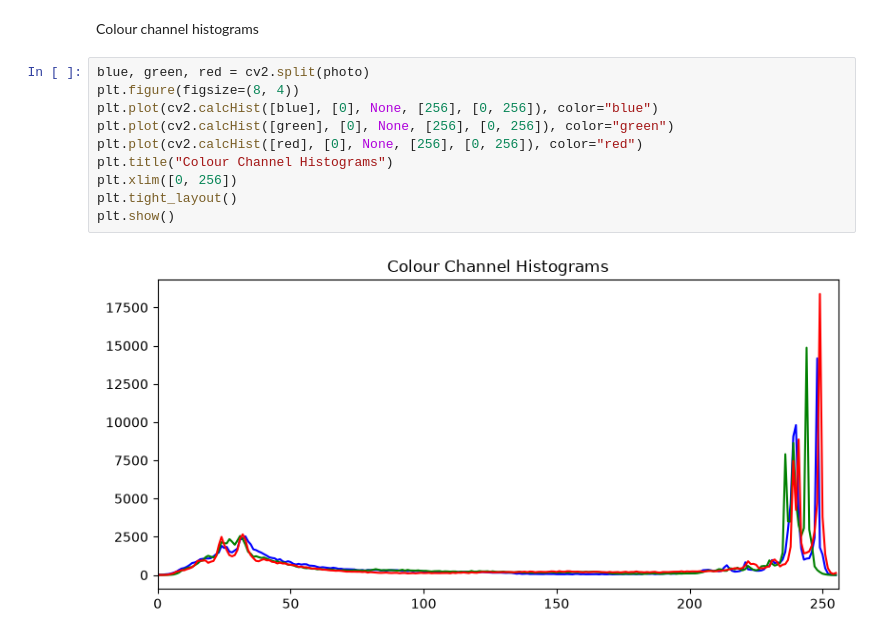
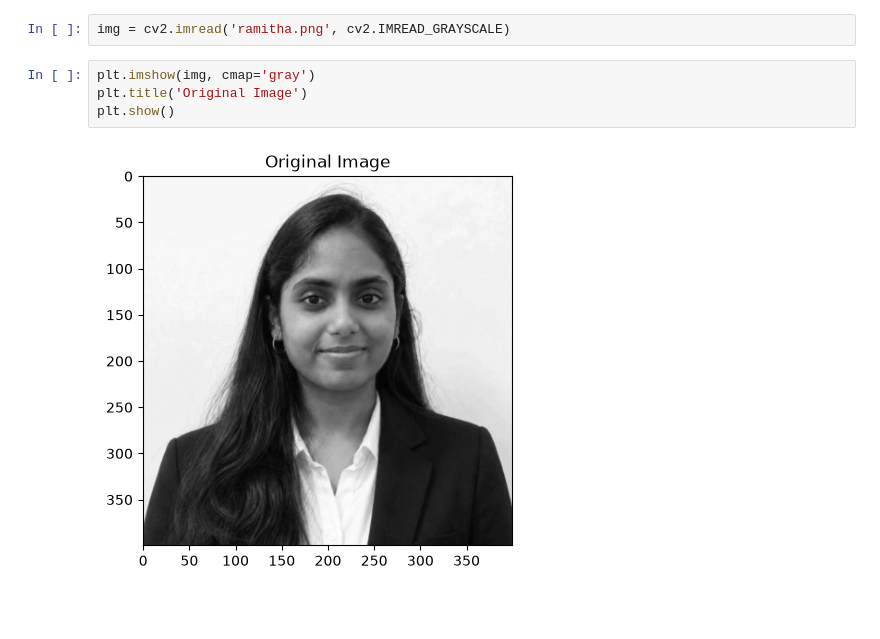
Before and after one commit to Ramithachowdary/Record-Histogram-processing, a Jupyter notebook: Ex-3.ipynb, the cells around one changed output. Saved outputs shown, nothing was run; the diff lists cells and outputs as text; blank space fills up the shorter version.

```diff
--- a/Ex-3.ipynb
+++ b/Ex-3.ipynb
@@ -40,14 +10,8 @@ plt.show()
-# %% [markdown]
-Colour channel histograms
-# %%
-blue, green, red = cv2.split(photo)
-plt.figure(figsize=(8, 4))
-plt.plot(cv2.calcHist([blue], [0], None, [256], [0, 256]), color="blue")
-plt.plot(cv2.calcHist([green], [0], None, [256], [0, 256]), color="green")
-plt.plot(cv2.calcHist([red], [0], None, [256], [0, 256]), color="red")
-plt.title("Colour Channel Histograms")
-plt.xlim([0, 256])
-plt.tight_layout()
-plt.show()
-# %% [output]
-[figure, removed]
+# %%
+img = cv2.imread('ramitha.png', cv2.IMREAD_GRAYSCALE)
+# %%
+plt.imshow(img, cmap='gray')
+plt.title('Original Image')
+plt.show()
+# %% [output]
+[figure, added]
```
Also changed, not shown: parts of 17 cells of this notebook, 9 other files.
